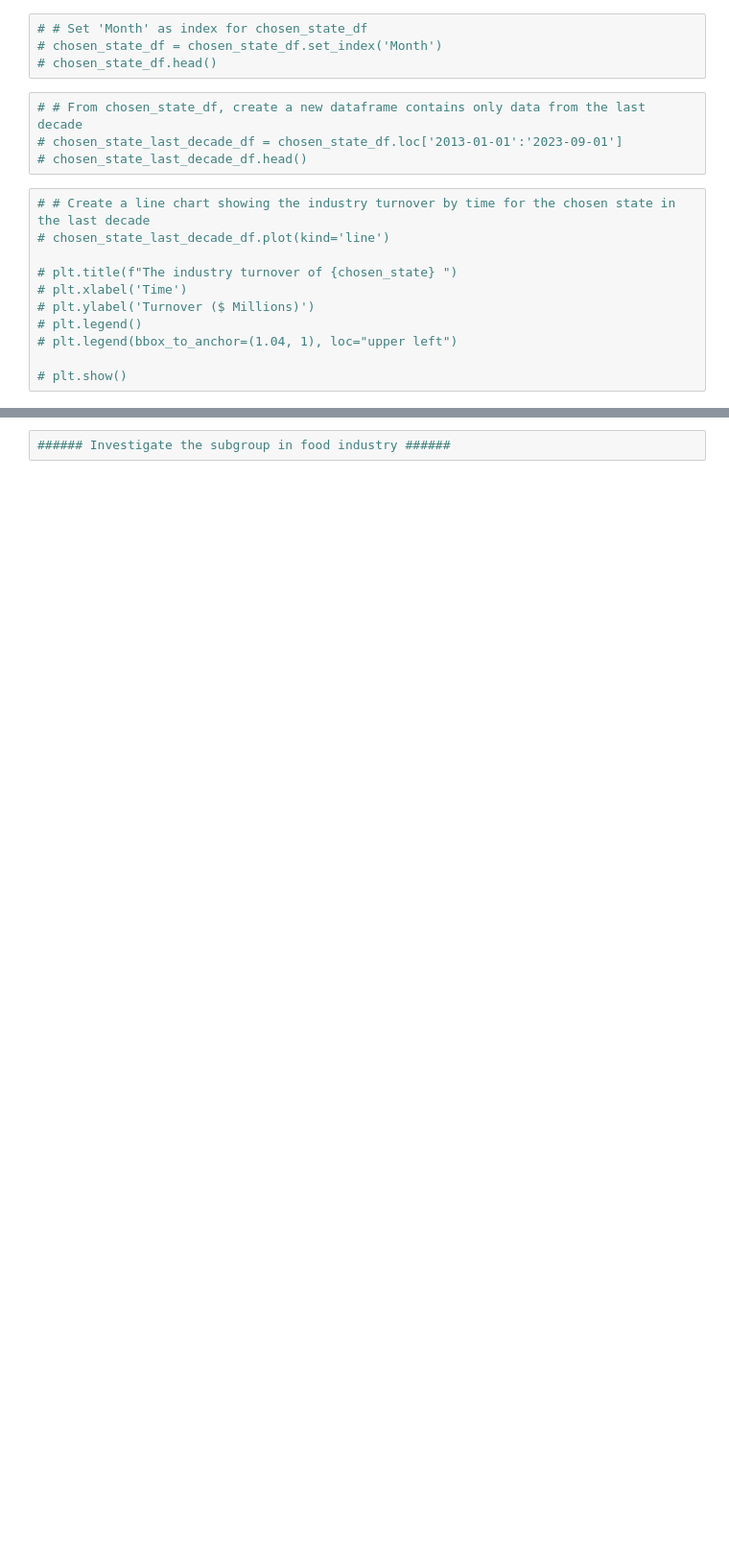
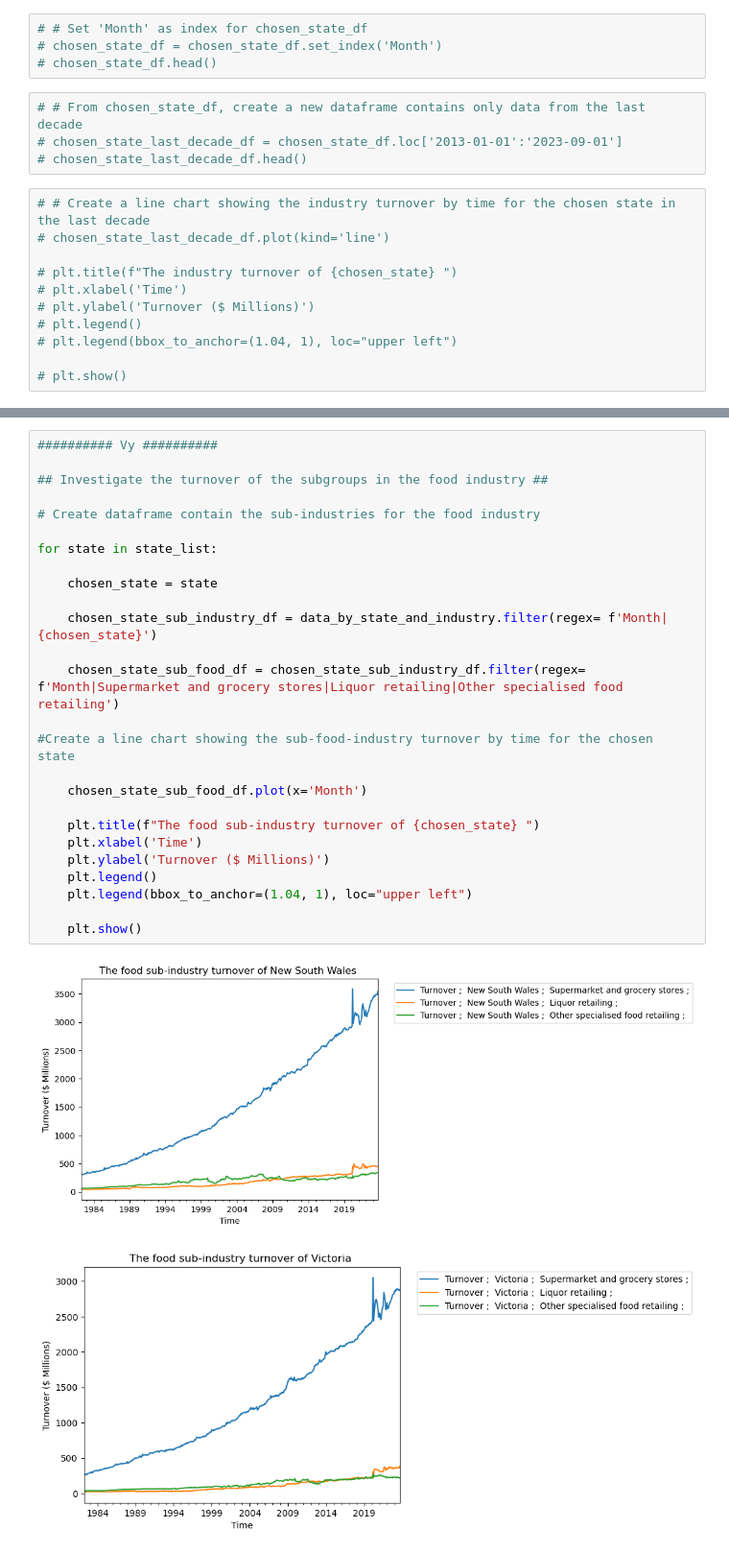
Before and after one commit to benhengyong/Group2, a Jupyter notebook: DataAnalysis.ipynb, the cells around one changed output, grey strips where cells are left out. Shown at 96% size. Saved outputs shown, nothing was run; the diff lists cells and outputs as text; blank space fills up the shorter version.

```diff
--- a/DataAnalysis.ipynb
+++ b/DataAnalysis.ipynb
@@ -207,5 +276,32 @@ plt.show()
 [figure]
 [figure]
 [figure]
-# %%
-###### Investigate the subgroup in food industry ######
+# %%
+########## Vy ##########
+
+## Investigate the turnover of the subgroups in the food industry ##
+
+# Create dataframe contain the sub-industries for the food industry
+
+for state in state_list:
+
+    chosen_state = state
+
+    chosen_state_sub_industry_df = data_by_state_and_industry.filter(regex= f'Month|{chosen_state}')
+
+    chosen_state_sub_food_df = chosen_state_sub_industry_df.filter(regex= f'Month|Supermarket and grocery stores|Liquor retailing|Other specialised food retailing')
+
+#Create a line chart showing the sub-food-industry turnover by time for the chosen state
+
+    chosen_state_sub_food_df.plot(x='Month')
+
+    plt.title(f"The food sub-industry turnover of {chosen_state} ")
+    plt.xlabel('Time')
+    plt.ylabel('Turnover ($ Millions)')
+    plt.legend()
+    plt.legend(bbox_to_anchor=(1.04, 1), loc="upper left")
+
+    plt.show()
+# %% [output]
+[figure, added]
+[figure, added]
```
Also changed, not shown: parts of 14 cells of this notebook.
